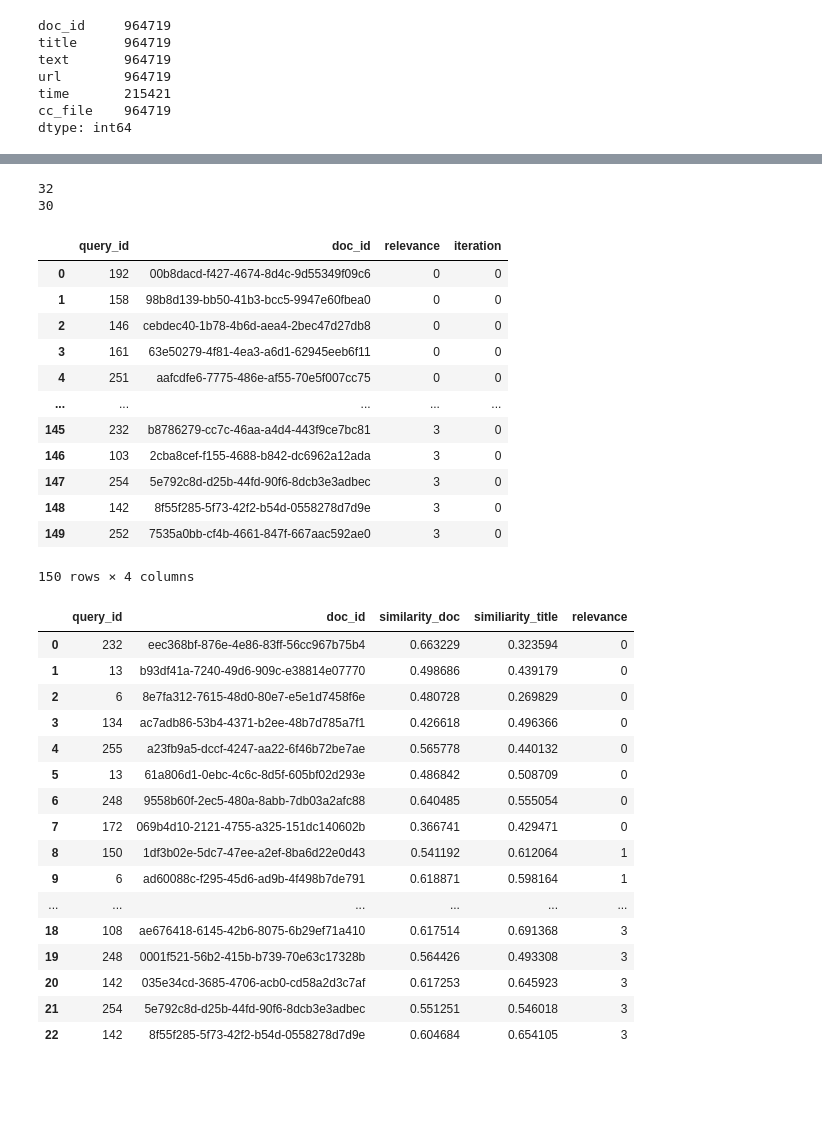
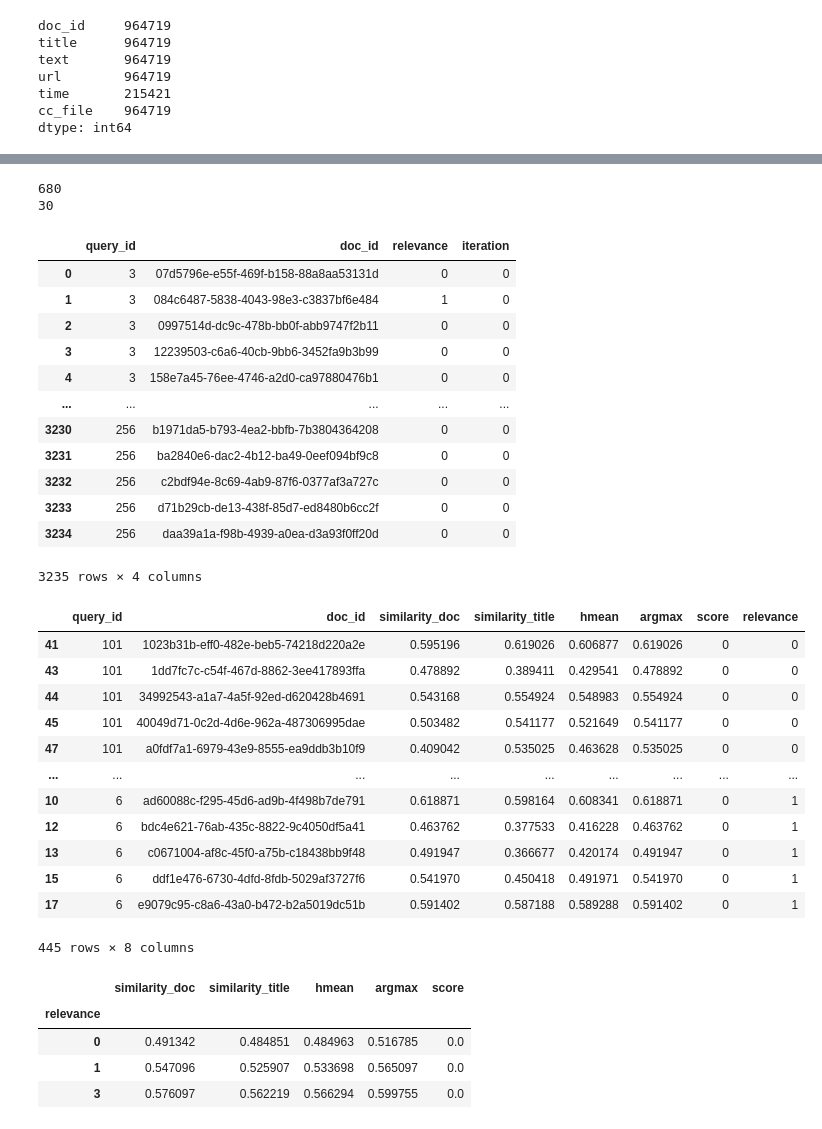
Before and after one commit to ItsZiroy/ie691_ir_project, a Jupyter notebook: sentence_transformers/m3embeddings.ipynb, the cells around one changed output, grey strips where cells are left out. Cells and saved outputs as stored; diff of their text form; code cells hidden in the pictures; blank space fills up the shorter version.

```diff
--- a/sentence_transformers/m3embeddings.ipynb
+++ b/sentence_transformers/m3embeddings.ipynb
@@ -59,7 +63,7 @@ qrels = pd.DataFrame(datasets["ru"].qrels_iter())
 relevance_counts = qrels["relevance"].value_counts()
 
 # Determine the minimum count among relevance scores 0, 1, and 3 to ensure equal sampling
-min_sample_count = 50
+min_sample_count = 200
 
 # Sample equally from each relevance score based on the minimum count
 sample_0 = qrels[qrels["relevance"] == 0].sample(n=min_sample_count, random_state=42)
@@ -69,6 +73,7 @@ sample_3 = qrels[qrels["relevance"] == 3].sample(n=min_sample_count, random_stat
 # Concatenate the samples into one DataFrame
 sample = pd.concat([sample_0, sample_1, sample_3]).reset_index(drop=True)
 
+sample = qrels
 
 doc_ids = sample["doc_id"].values
 query_ids = sample["query_id"].values
@@ -81,21 +86,21 @@ print(queries["query_id"].count())
 
 sample
 # %% [output]
-32
+680
 30
 |  | query_id | doc_id | relevance | iteration |
-| 0 | 192 | 00b8dacd-f427-4674-8d4c-9d55349f09c6 | 0 | 0 |
-| 1 | 158 | 98b8d139-bb50-41b3-bcc5-9947e60fbea0 | 0 | 0 |
-| 2 | 146 | cebdec40-1b78-4b6d-aea4-2bec47d27db8 | 0 | 0 |
-| 3 | 161 | 63e50279-4f81-4ea3-a6d1-62945eeb6f11 | 0 | 0 |
-| 4 | 251 | aafcdfe6-7775-486e-af55-70e5f007cc75 | 0 | 0 |
+| 0 | 3 | 07d5796e-e55f-469f-b158-88a8aa53131d | 0 | 0 |
+| 1 | 3 | 084c6487-5838-4043-98e3-c3837bf6e484 | 1 | 0 |
+| 2 | 3 | 0997514d-dc9c-478b-bb0f-abb9747f2b11 | 0 | 0 |
+| 3 | 3 | 12239503-c6a6-40cb-9bb6-3452fa9b3b99 | 0 | 0 |
+| 4 | 3 | 158e7a45-76ee-4746-a2d0-ca97880476b1 | 0 | 0 |
 | ... | ... | ... | ... | ... |
-| 145 | 232 | b8786279-cc7c-46aa-a4d4-443f9ce7bc81 | 3 | 0 |
-| 146 | 103 | 2cba8cef-f155-4688-b842-dc6962a12ada | 3 | 0 |
-| 147 | 254 | 5e792c8d-d25b-44fd-90f6-8dcb3e3adbec | 3 | 0 |
-| 148 | 142 | 8f55f285-5f73-42f2-b54d-0558278d7d9e | 3 | 0 |
-| 149 | 252 | 7535a0bb-cf4b-4661-847f-667aac592ae0 | 3 | 0 |
+| 3230 | 256 | b1971da5-b793-4ea2-bbfb-7b3804364208 | 0 | 0 |
+| 3231 | 256 | ba2840e6-dac2-4b12-ba49-0eef094bf9c8 | 0 | 0 |
+| 3232 | 256 | c2bdf94e-8c69-4ab9-87f6-0377af3a727c | 0 | 0 |
+| 3233 | 256 | d71b29cb-de13-438f-85d7-ed8480b6cc2f | 0 | 0 |
+| 3234 | 256 | daa39a1a-f98b-4939-a0ea-d3a93f0ff20d | 0 | 0 |
-150 rows × 4 columns
+3235 rows × 4 columns
 # %%
 pool = model.start_multi_process_pool(["cpu", "cpu", "cpu", "cpu"])
 doc_embeddings = model.encode_multi_process(docs["text"].values, pool=pool, batch_size=10, show_progress_bar=True)
@@ -109,43 +114,55 @@ title_embedding_pairs = {doc_id: embedding for doc_id, embedding in zip(docs["do
 query_embedding_pairs = {query_id: embedding for query_id, embedding in zip(queries["query_id"], query_embeddings)}
 # %%
 # Assuming sample, query_embeddings, and doc_embeddings are already defined
+
 results = []
 
 for i, row in sample.iterrows():
     query_id = row["query_id"]
     doc_id = row["doc_id"]
     relevance = row["relevance"]
 
     # Check if the query_id exists in the mapping and if doc_id exists in the documents
     if query_id in query_embedding_pairs and doc_id in doc_embedding_pairs:
         query_embedding = query_embedding_pairs[query_id]
         doc_embedding = doc_embedding_pairs[doc_id]
         title_embedding = title_embedding_pairs[doc_id]
 
         similarity_doc = np.dot(query_embedding, doc_embedding)
         similarity_title = np.dot(query_embedding, title_embedding)
-        results.append([query_id, doc_id, similarity_doc, similarity_title, relevance])
+        harmonic_mean = stats.hmean([similarity_doc, similarity_title])
+        max = np.amax([similarity_doc, similarity_title])
+
+        score = 0
+
+        results.append([query_id, doc_id, similarity_doc, similarity_title, harmonic_mean, max, score, relevance])
 
 # Convert the results list to a DataFrame
-df = pd.DataFrame(results, columns=["query_id", "doc_id", "similarity_doc", "similiarity_title", "relevance"])
+df = pd.DataFrame(results, columns=["query_id", "doc_id", "similarity_doc", "similarity_title", "hmean", "argmax", "score", "relevance"])
 
 # Print the resulting DataFrame
-df
+df.sort_values(["query_id", "relevance"])
 # %% [output]
-|  | query_id | doc_id | similarity_doc | similiarity_title | relevance |
-| 0 | 232 | eec368bf-876e-4e86-83ff-56cc967b75b4 | 0.663229 | 0.323594 | 0 |
-| 1 | 13 | b93df41a-7240-49d6-909c-e38814e07770 | 0.498686 | 0.439179 | 0 |
-| 2 | 6 | 8e7fa312-7615-48d0-80e7-e5e1d7458f6e | 0.480728 | 0.269829 | 0 |
-| 3 | 134 | ac7adb86-53b4-4371-b2ee-48b7d785a7f1 | 0.426618 | 0.496366 | 0 |
-| 4 | 255 | a23fb9a5-dccf-4247-aa22-6f46b72be7ae | 0.565778 | 0.440132 | 0 |
-| 5 | 13 | 61a806d1-0ebc-4c6c-8d5f-605bf02d293e | 0.486842 | 0.508709 | 0 |
-| 6 | 248 | 9558b60f-2ec5-480a-8abb-7db03a2afc88 | 0.640485 | 0.555054 | 0 |
-| 7 | 172 | 069b4d10-2121-4755-a325-151dc140602b | 0.366741 | 0.429471 | 0 |
-| 8 | 150 | 1df3b02e-5dc7-47ee-a2ef-8ba6d22e0d43 | 0.541192 | 0.612064 | 1 |
-| 9 | 6 | ad60088c-f295-45d6-ad9b-4f498b7de791 | 0.618871 | 0.598164 | 1 |
-| ... | ... | ... | ... | ... | ... |
-| 18 | 108 | ae676418-6145-42b6-8075-6b29ef71a410 | 0.617514 | 0.691368 | 3 |
-| 19 | 248 | 0001f521-56b2-415b-b739-70e63c17328b | 0.564426 | 0.493308 | 3 |
-| 20 | 142 | 035e34cd-3685-4706-acb0-cd58a2d3c7af | 0.617253 | 0.645923 | 3 |
-| 21 | 254 | 5e792c8d-d25b-44fd-90f6-8dcb3e3adbec | 0.551251 | 0.546018 | 3 |
-| 22 | 142 | 8f55f285-5f73-42f2-b54d-0558278d7d9e | 0.604684 | 0.654105 | 3 |
+|  | query_id | doc_id | similarity_doc | similarity_title | hmean | argmax | score | relevance |
+| 41 | 101 | 1023b31b-eff0-482e-beb5-74218d220a2e | 0.595196 | 0.619026 | 0.606877 | 0.619026 | 0 | 0 |
+| 43 | 101 | 1dd7fc7c-c54f-467d-8862-3ee417893ffa | 0.478892 | 0.389411 | 0.429541 | 0.478892 | 0 | 0 |
+| 44 | 101 | 34992543-a1a7-4a5f-92ed-d620428b4691 | 0.543168 | 0.554924 | 0.548983 | 0.554924 | 0 | 0 |
+| 45 | 101 | 40049d71-0c2d-4d6e-962a-487306995dae | 0.503482 | 0.541177 | 0.521649 | 0.541177 | 0 | 0 |
+| 47 | 101 | a0fdf7a1-6979-43e9-8555-ea9ddb3b10f9 | 0.409042 | 0.535025 | 0.463628 | 0.535025 | 0 | 0 |
+| ... | ... | ... | ... | ... | ... | ... | ... | ... |
+| 10 | 6 | ad60088c-f295-45d6-ad9b-4f498b7de791 | 0.618871 | 0.598164 | 0.608341 | 0.618871 | 0 | 1 |
+| 12 | 6 | bdc4e621-76ab-435c-8822-9c4050df5a41 | 0.463762 | 0.377533 | 0.416228 | 0.463762 | 0 | 1 |
+| 13 | 6 | c0671004-af8c-45f0-a75b-c18438bb9f48 | 0.491947 | 0.366677 | 0.420174 | 0.491947 | 0 | 1 |
+| 15 | 6 | ddf1e476-6730-4dfd-8fdb-5029af3727f6 | 0.541970 | 0.450418 | 0.491971 | 0.541970 | 0 | 1 |
+| 17 | 6 | e9079c95-c8a6-43a0-b472-b2a5019dc51b | 0.591402 | 0.587188 | 0.589288 | 0.591402 | 0 | 1 |
+445 rows × 8 columns
+# %%
+# calculate average similiarty for relevance
+
+df.groupby("relevance").mean(numeric_only=True)
+# %% [output]
+|  | similarity_doc | similarity_title | hmean | argmax | score |
+| relevance |  |  |  |  |  |
+| 0 | 0.491342 | 0.484851 | 0.484963 | 0.516785 | 0.0 |
+| 1 | 0.547096 | 0.525907 | 0.533698 | 0.565097 | 0.0 |
+| 3 | 0.576097 | 0.562219 | 0.566294 | 0.599755 | 0.0 |
```
Also changed, not shown: parts of 3 cells of this notebook, 2 other files.
